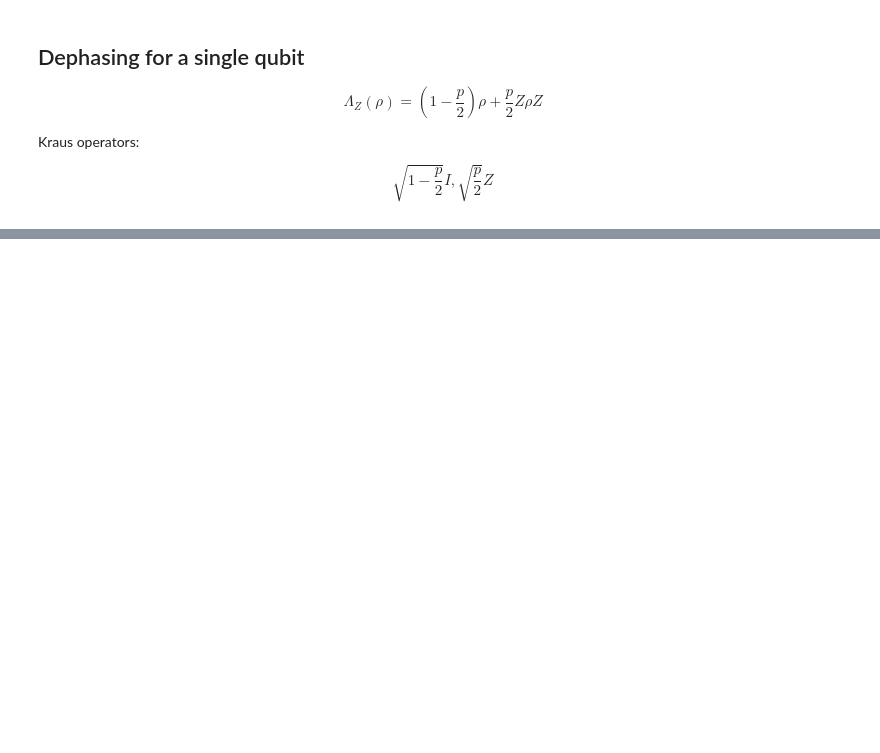
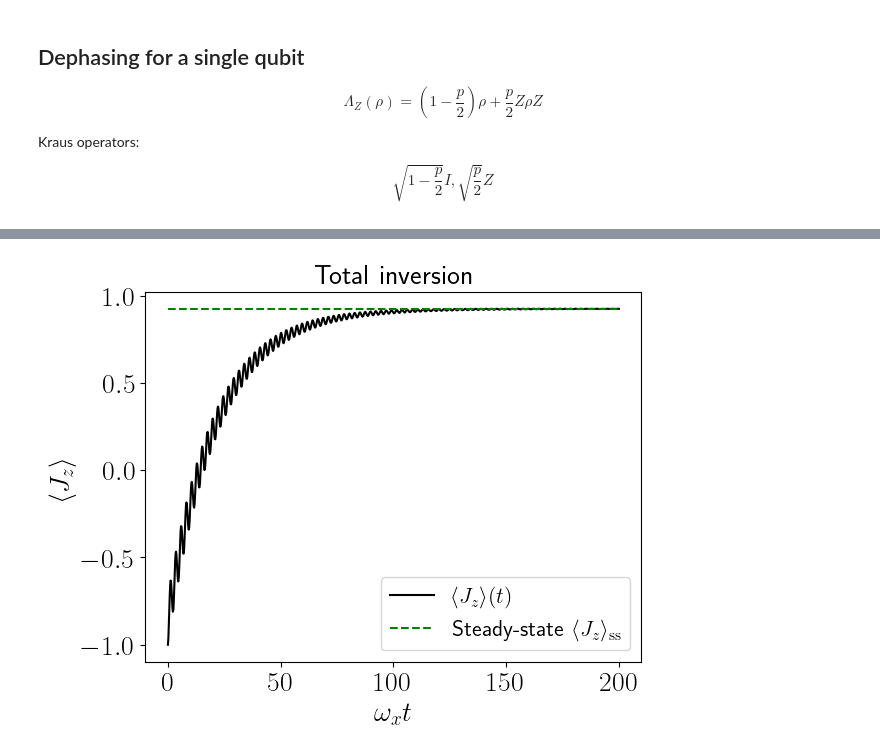
Before and after one commit to khanhuyengiang/Qutip_Tutorials, a Jupyter notebook: Tutorial-2-hw.ipynb, the cells around one changed output, grey strips where cells are left out. Cells and saved outputs as stored; diff of their text form; code cells hidden in the pictures; blank space fills up the shorter version.

```diff
--- a/Tutorial-2-hw.ipynb
+++ b/Tutorial-2-hw.ipynb
@@ -150,0 +172,38 @@ plt.close()
+# %%
+p = 0.1
+#kraus_id = lindblad_dissipator(np.sqrt(1-3*p/4)*Id,np.sqrt(1-3*p/4)*Id)
+kraus_0 = Qobj([[1, 0], [0, np.sqrt(1-p)]])
+kraus_1 = Qobj([[0, np.sqrt(p)], [0, 0]])
+depolarize_3 = [kraus_0,kraus_1]
+# %%
+D_tls_3 = liouvillian(system_3.hamiltonian, c_ops = depolarize_3)
+# %%
+steady_tls = steadystate(D_tls_3,method = 'power')
+jz_ss = expect(jz, steady_tls)
+jpjm_ss = expect(jp*jm, steady_tls)
+# %%
+rho0_tls = dicke(N, N/2, -N/2)
+t = np.linspace(0, 100, 1000)
+result = mesolve(D_tls_3, rho0_tls, t, [], e_ops = [jz])
+rhot_tls = result.states
+jzt = result.expect[0]
+# %%
+j_max = N/2.
+label_size = 20
+
+fig1 = plt.figure(1)
+
+plt.rc('text', usetex = True)
+plt.rc('xtick', labelsize=label_size)
+plt.rc('ytick', labelsize=label_size)
+plt.plot(wx*t, jzt/j_max, 'k-', label=r'$\langle J_{z}\rangle(t)$')
+plt.plot(wx*t, wx*t * 0 + jz_ss/j_max, 'g--', label = R'Steady-state $\langle J_{z}\rangle_\mathrm{ss}$')
+plt.title(r'Total inversion', fontsize = label_size)
+plt.xlabel(r'$\omega_xt$', fontsize = label_size)
+plt.ylabel(r'$\langle J_{z}\rangle$', fontsize = label_size)
+plt.legend( fontsize = 0.8 * label_size)
+#plt.yticks([-1, -0.99])
+plt.show()
+plt.close()
+# %% [output]
+[figure, added]
```
Also changed, not shown: parts of 6 cells of this notebook.
